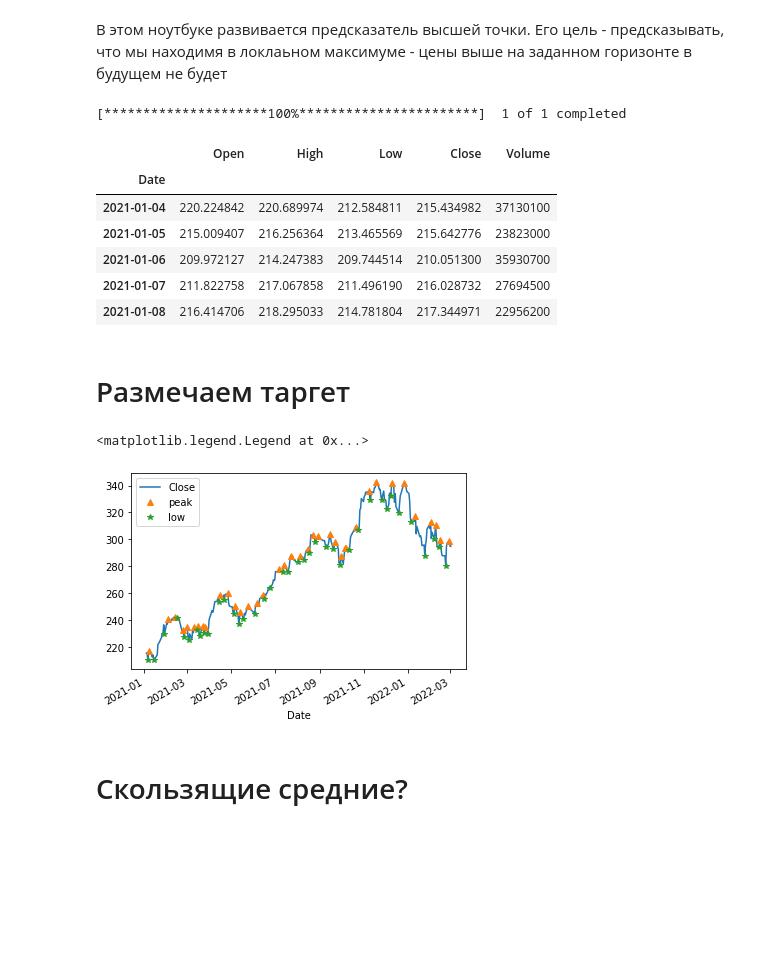
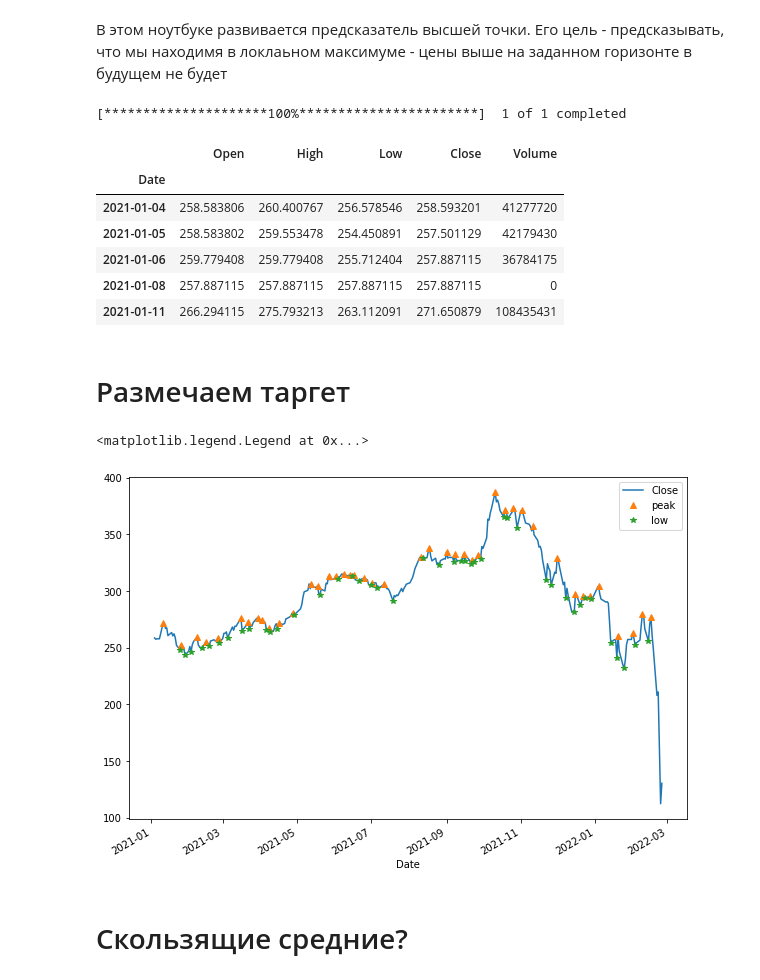
Before and after one commit to Falconwatch/MarketKing, a Jupyter notebook: High_detector.ipynb, the cells around one changed output. Cells and saved outputs as stored; diff of their text form; code cells hidden in the pictures; blank space fills up the shorter version.

```diff
--- a/High_detector.ipynb
+++ b/High_detector.ipynb
@@ -15,17 +15,17 @@ from math import isclose
 # %%
 from methods import load_data
 # %%
-stocks = load_data("msft", period_start="2021-01-01")
+stocks = load_data("sber.me", period_start="2021-01-01")
 stocks.head()
 # %% [output]
 [*********************100%***********************]  1 of 1 completed
 |  | Open | High | Low | Close | Volume |
 | Date |  |  |  |  |  |
-| 2021-01-04 | 220.224842 | 220.689974 | 212.584811 | 215.434982 | 37130100 |
-| 2021-01-05 | 215.009407 | 216.256364 | 213.465569 | 215.642776 | 23823000 |
-| 2021-01-06 | 209.972127 | 214.247383 | 209.744514 | 210.051300 | 35930700 |
-| 2021-01-07 | 211.822758 | 217.067858 | 211.496190 | 216.028732 | 27694500 |
-| 2021-01-08 | 216.414706 | 218.295033 | 214.781804 | 217.344971 | 22956200 |
+| 2021-01-04 | 258.583806 | 260.400767 | 256.578546 | 258.593201 | 41277720 |
+| 2021-01-05 | 258.583802 | 259.553478 | 254.450891 | 257.501129 | 42179430 |
+| 2021-01-06 | 259.779408 | 259.779408 | 255.712404 | 257.887115 | 36784175 |
+| 2021-01-08 | 257.887115 | 257.887115 | 257.887115 | 257.887115 | 0 |
+| 2021-01-11 | 266.294115 | 275.793213 | 263.112091 | 271.650879 | 108435431 |
 # %% [markdown]
 # Размечаем таргет
 # %%
@@ -46,13 +46,13 @@ stocks["lows"] = lows
 peaks = mark_target(stocks["Close"], window=5)
 stocks["peaks"] = peaks
 # %%
-stocks["Close"].plot()
+stocks["Close"].plot(figsize=[10,7])
 stocks.loc[stocks["peaks"]==1, "Close"].plot(style="^", label="peak")
 stocks.loc[stocks["lows"]==1, "Close"].plot(style="*", label="low")
 plt.legend()
 # %% [output]
 <matplotlib.legend.Legend at 0x...>
-[figure, old version]
+[figure, new version]
 # %% [markdown]
 # Скользящие средние?
 # %% [markdown]
```
Also changed, not shown: parts of 14 cells of this notebook.
